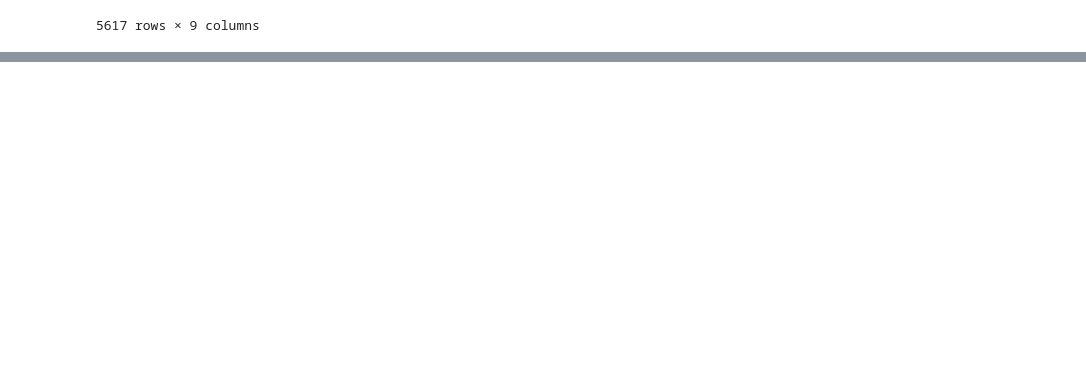
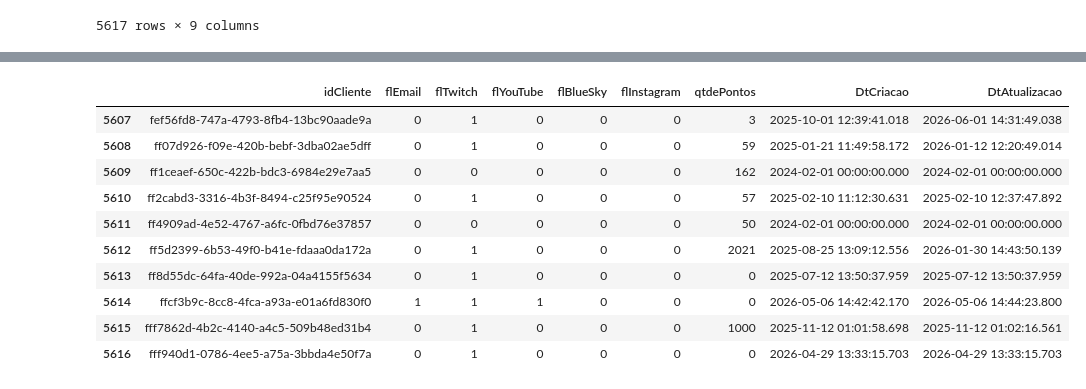
Before and after one commit to ga-lim/gabriel-estuda-dados, a Jupyter notebook: estudos-pandas/pandas_general.ipynb, the cells around one changed output, grey strips where cells are left out. Drawn from its saved outputs; the diff is of its cells as text; code cells hidden in the pictures; blank space fills up the shorter version.

```diff
--- a/estudos-pandas/pandas_general.ipynb
+++ b/estudos-pandas/pandas_general.ipynb
@@ -188,0 +205,14 @@ df_2.to_csv('transacao_comma.csv', sep=',', index=False)
+# %%
+df.tail(n=10)
+# %% [output]
+|  | idCliente | flEmail | flTwitch | flYouTube | flBlueSky | flInstagram | qtdePontos | DtCriacao | DtAtualizacao |
+| 5607 | fef56fd8-747a-4793-8fb4-13bc90aade9a | 0 | 1 | 0 | 0 | 0 | 3 | 2025-10-01 12:39:41.018 | 2026-06-01 14:31:49.038 |
+| 5608 | ff07d926-f09e-420b-bebf-3dba02ae5dff | 0 | 1 | 0 | 0 | 0 | 59 | 2025-01-21 11:49:58.172 | 2026-01-12 12:20:49.014 |
+| 5609 | ff1ceaef-650c-422b-bdc3-6984e29e7aa5 | 0 | 0 | 0 | 0 | 0 | 162 | 2024-02-01 00:00:00.000 | 2024-02-01 00:00:00.000 |
+| 5610 | ff2cabd3-3316-4b3f-8494-c25f95e90524 | 0 | 1 | 0 | 0 | 0 | 57 | 2025-02-10 11:12:30.631 | 2025-02-10 12:37:47.892 |
+| 5611 | ff4909ad-4e52-4767-a6fc-0fbd76e37857 | 0 | 0 | 0 | 0 | 0 | 50 | 2024-02-01 00:00:00.000 | 2024-02-01 00:00:00.000 |
+| 5612 | ff5d2399-6b53-49f0-b41e-fdaaa0da172a | 0 | 1 | 0 | 0 | 0 | 2021 | 2025-08-25 13:09:12.556 | 2026-01-30 14:43:50.139 |
+| 5613 | ff8d55dc-64fa-40de-992a-04a4155f5634 | 0 | 1 | 0 | 0 | 0 | 0 | 2025-07-12 13:50:37.959 | 2025-07-12 13:50:37.959 |
+| 5614 | ffcf3b9c-8cc8-4fca-a93a-e01a6fd830f0 | 1 | 1 | 1 | 0 | 0 | 0 | 2026-05-06 14:42:42.170 | 2026-05-06 14:44:23.800 |
+| 5615 | fff7862d-4b2c-4140-a4c5-509b48ed31b4 | 0 | 1 | 0 | 0 | 0 | 1000 | 2025-11-12 01:01:58.698 | 2025-11-12 01:02:16.561 |
+| 5616 | fff940d1-0786-4ee5-a75a-3bbda4e50f7a | 0 | 1 | 0 | 0 | 0 | 0 | 2026-04-29 13:33:15.703 | 2026-04-29 13:33:15.703 |
```
Also changed, not shown: parts of 21 cells of this notebook, 1 other file.
